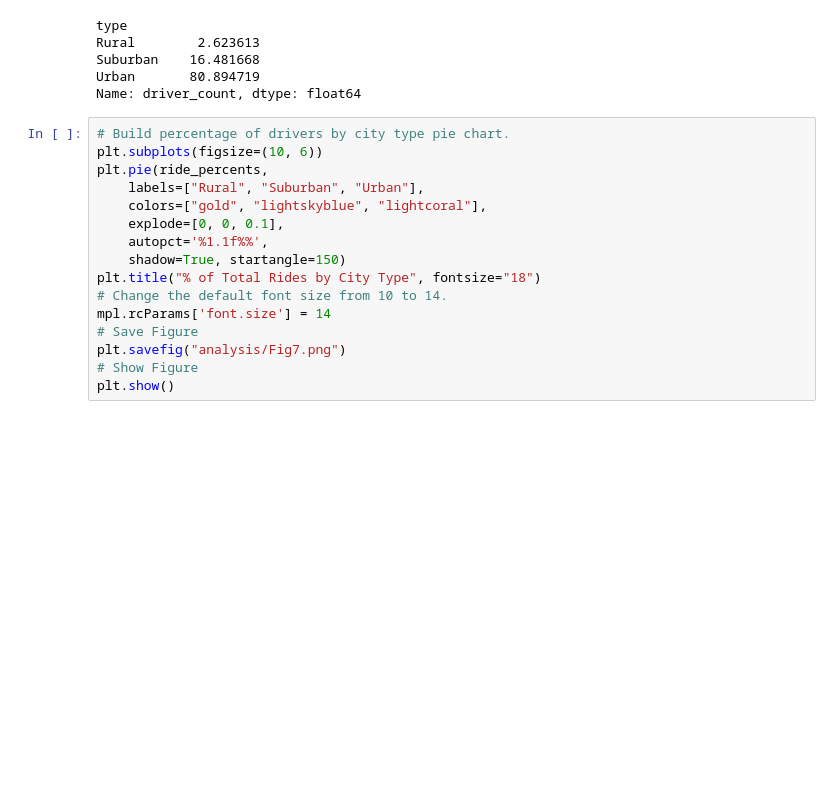
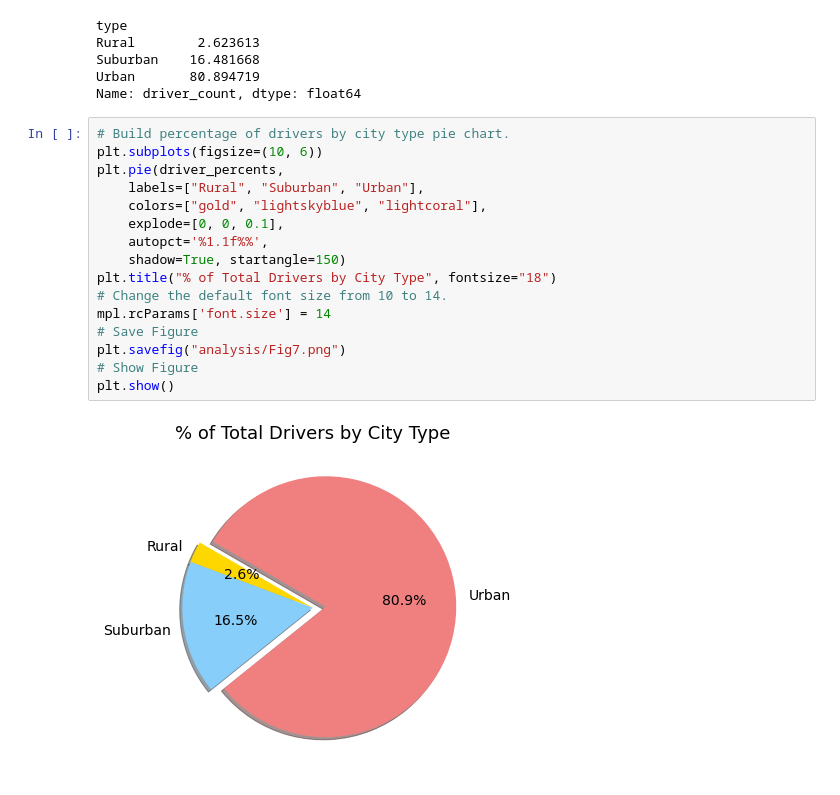
Before and after one commit to TheLittlePrincess/PyBer_Analysis, a Jupyter notebook: PyBer_ride.ipynb, the cells around one changed output. Saved outputs shown, nothing was run; the diff lists cells and outputs as text; blank space fills up the shorter version.

```diff
--- a/PyBer_ride.ipynb
+++ b/PyBer_ride.ipynb
@@ -1131,16 +1131,18 @@ Name: driver_count, dtype: float64
 # %%
 # Build percentage of drivers by city type pie chart.
 plt.subplots(figsize=(10, 6))
-plt.pie(ride_percents,
+plt.pie(driver_percents,
     labels=["Rural", "Suburban", "Urban"],
     colors=["gold", "lightskyblue", "lightcoral"],
     explode=[0, 0, 0.1],
     autopct='%1.1f%%',
     shadow=True, startangle=150)
-plt.title("% of Total Rides by City Type", fontsize="18")
+plt.title("% of Total Drivers by City Type", fontsize="18")
 # Change the default font size from 10 to 14.
 mpl.rcParams['font.size'] = 14
 # Save Figure
 plt.savefig("analysis/Fig7.png")
 # Show Figure
 plt.show()
+# %% [output]
+[figure, added]
```
Also changed, not shown: 3 other files.
